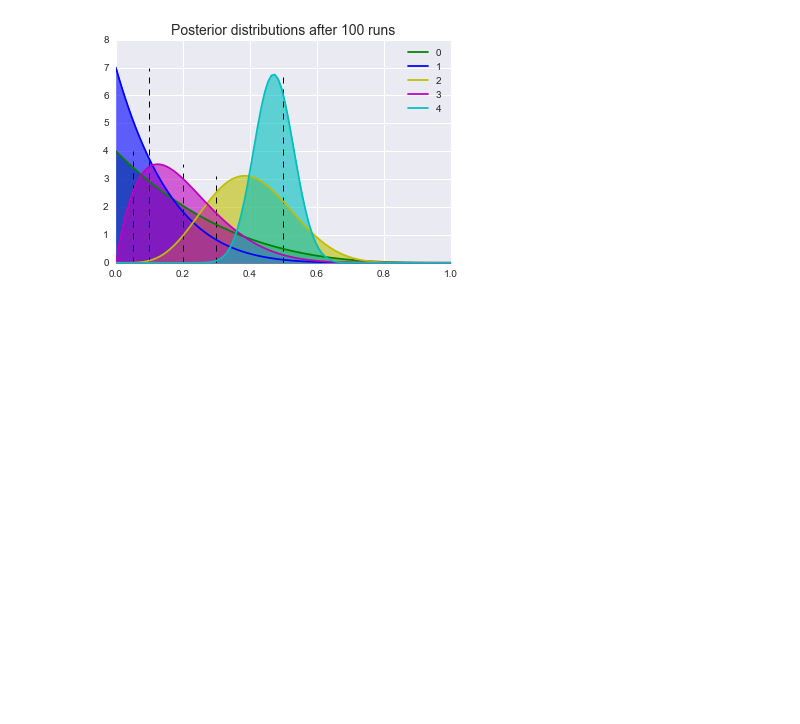
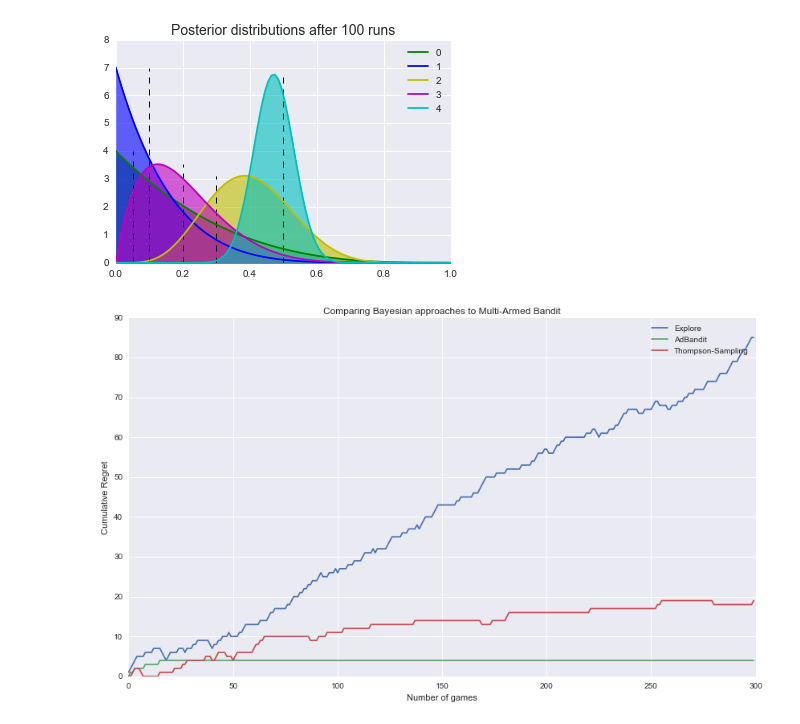
Before and after one commit to timoryxl/Multi-armed-bandit, a Jupyter notebook: bandit_update.ipynb, the cells around one changed output. Cells and saved outputs as stored; diff of their text form; code cells hidden in the pictures; blank space fills up the shorter version.

```diff
--- a/bandit_update.ipynb
+++ b/bandit_update.ipynb
@@ -161,6 +161,18 @@ explore = thompson_sampler('explore', N, K, true_theta)
 exploit = thompson_sampler('exploit', N, K, true_theta)
 thompson = thompson_sampler('thompson', N, K, true_theta)
 egreedy = epsilon_greedy(0.1, N, K, true_theta)
+# %%
+plt.figure(figsize=(14,8))
+plt.title("Comparing Bayesian approaches to Multi-Armed Bandit")
+plt.ylabel("Cumulative Regret")
+plt.xlabel("Number of games")
+plt.plot(np.cumsum(explore[3] - explore[1]))
+plt.plot(np.cumsum(exploit[3] - exploit[1]))
+plt.plot(np.cumsum(thompson[3] - thompson[1]))
+plt.legend(['Explore','AdBandit','Thompson-Sampling'])
+plt.show()
+# %% [output]
+[figure, added]
 # %%
 plt.figure(figsize=(14,8))
 plt.title("Comparing Bayesian approaches to Multi-Armed Bandit")
```
Also changed, not shown: parts of 4 cells of this notebook, 10 other files.
